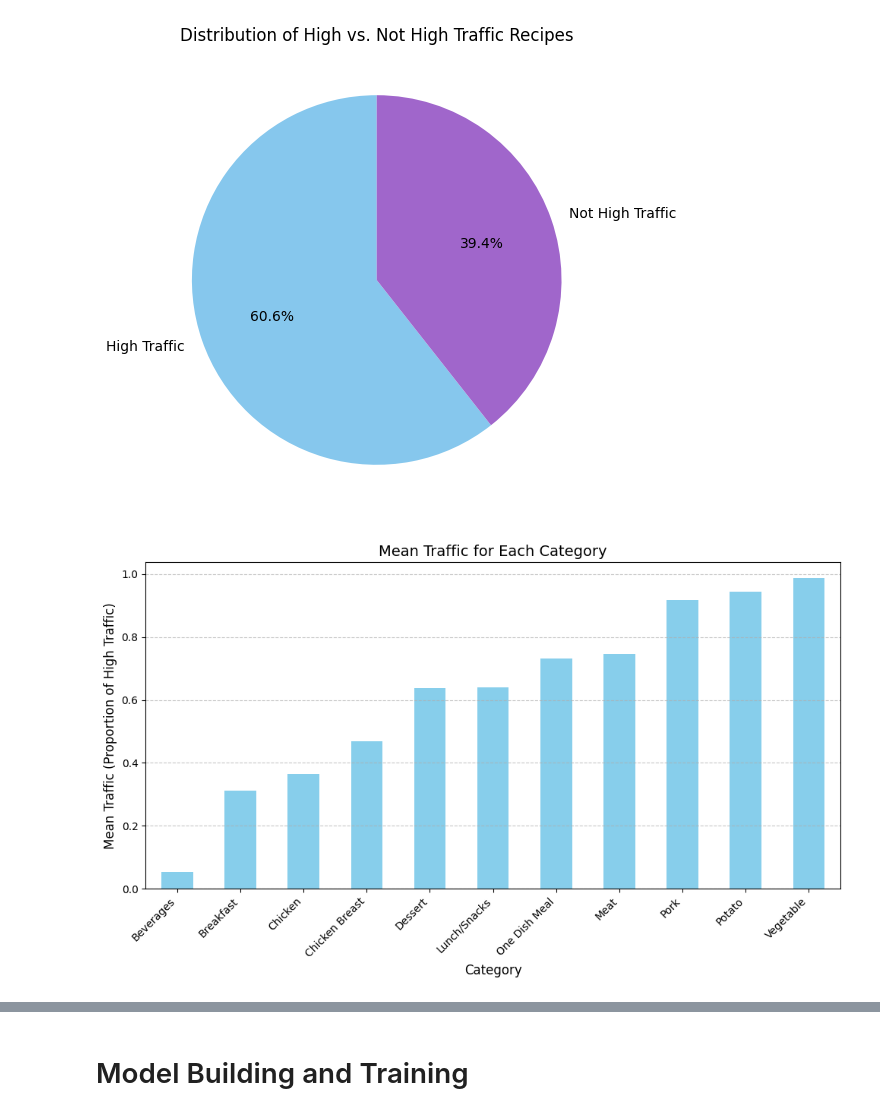
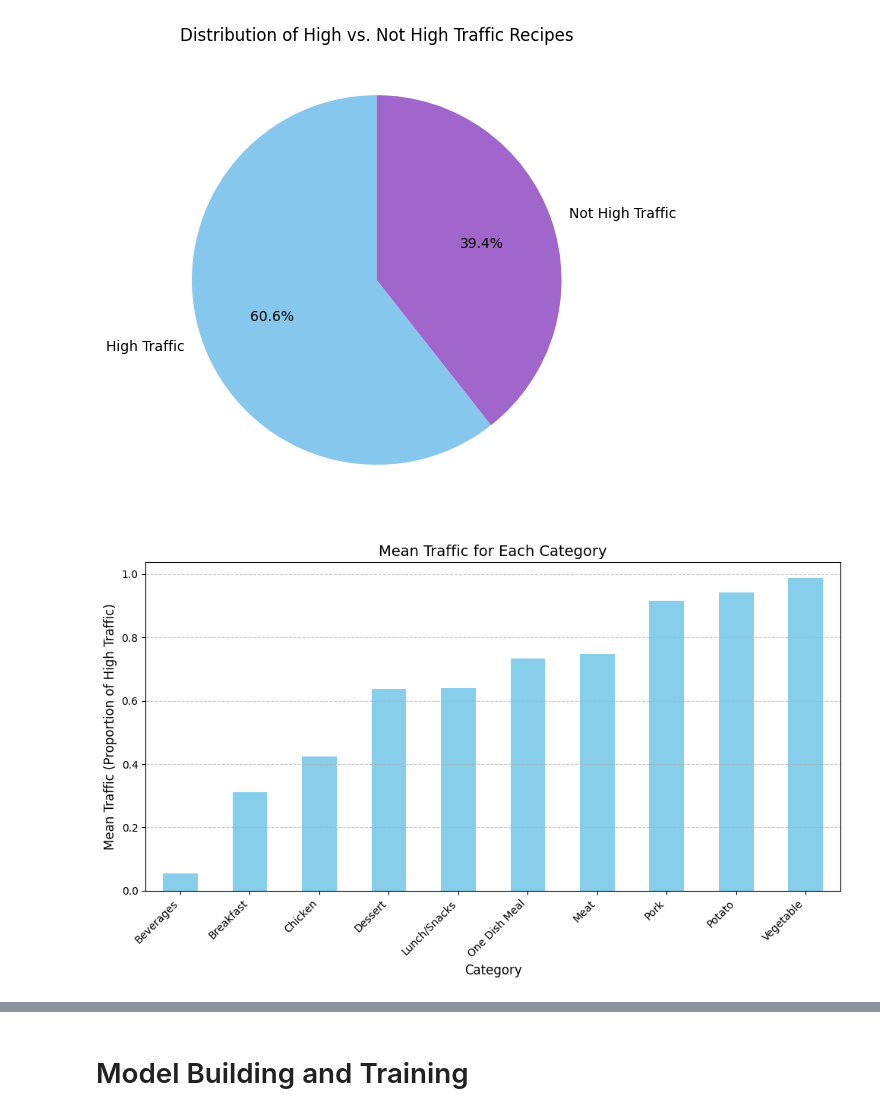
Before and after one commit to GoDo52/RecipesAnalysis, a Jupyter notebook: notebooks/recipies_site_analysis.ipynb, the cells around one changed output, grey strips where cells are left out. Drawn from its saved outputs; the diff is of its cells as text; code cells hidden in the pictures.

```diff
--- a/notebooks/recipies_site_analysis.ipynb
+++ b/notebooks/recipies_site_analysis.ipynb
@@ -169,3 +169,5 @@ Meat               79
 Chicken            74
 One Dish Meal      71
 Name: count, dtype: int64
+# %%
+categorical_columns['category'].replace({'Chicken Breast': 'Chicken'}, inplace=True)
@@ -305,19 +318,20 @@ plt.show()
 # %% [output]
 [figure]
 # %%
+clear_df['high_traffic'] = clear_df['high_traffic'].map({'High': 1, 'Not High': 0})
 mean_traffic_by_category = clear_df.groupby('category')['high_traffic'].mean()
 
 plt.figure(figsize=(10, 6))
 mean_traffic_by_category.sort_values().plot(kind='bar', color='skyblue')
 plt.title('Mean Traffic for Each Category', fontsize=14)
 plt.xlabel('Category', fontsize=12)
 plt.ylabel('Mean Traffic (Proportion of High Traffic)', fontsize=12)
 plt.xticks(rotation=45, ha='right')
 plt.grid(axis='y', linestyle='--', alpha=0.7)
 plt.tight_layout()
 plt.show()
 # %% [output]
-[figure, old version]
+[figure, new version]
 # %%
 category_traffic_counts = clear_df.groupby(['category', 'high_traffic']).size().unstack()
 
```
Also changed, not shown: parts of 23 cells of this notebook, 3 other files.
